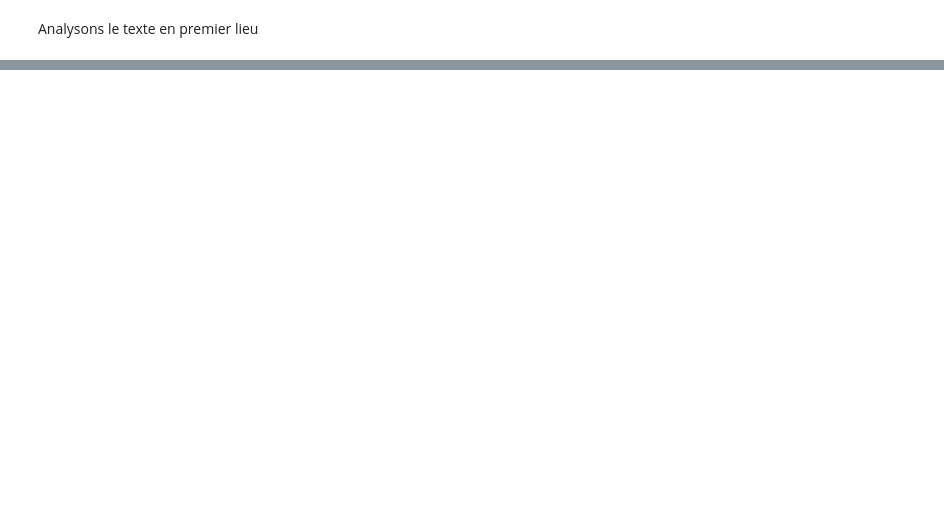
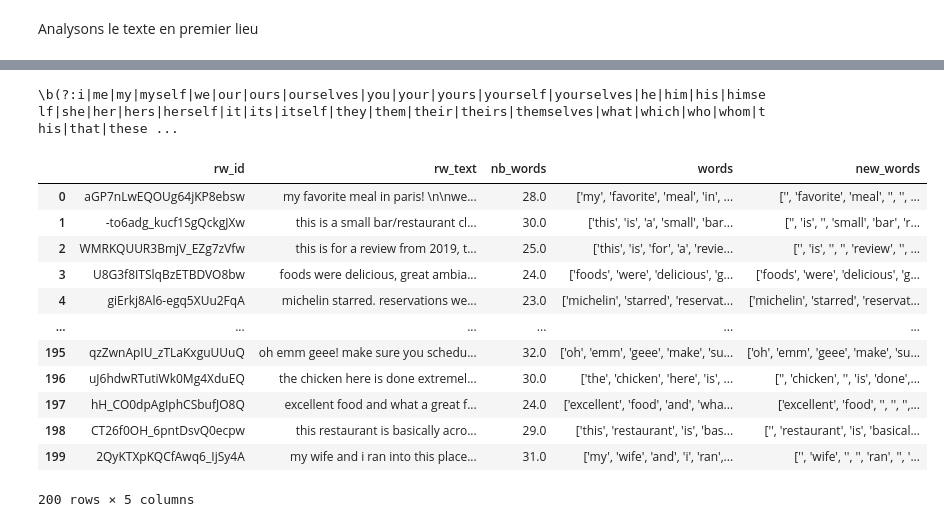
Before and after one commit to AurelieAAN/OP_Project6, a Jupyter notebook: P6_02_notebook.ipynb, the cells around one changed output, grey strips where cells are left out. Drawn from its saved outputs; the diff is of its cells as text; code cells hidden in the pictures; blank space fills up the shorter version.

```diff
--- a/P6_02_notebook.ipynb
+++ b/P6_02_notebook.ipynb
@@ -149,0 +234,6 @@ print(result.text)
+# %%
+from nltk.corpus import stopwords
+nltk.download('stopwords')
+
+sw_nltk = stopwords.words('english')
+print(sw_nltk)
@@ -149,0 +248,14 @@ print(result.text)
+# %%
+keep_words = ["you're", "you've", "you'll", "you'd",
+"she's", "it's", "that'll", 'is', 'are',
+  'was', 'were', 'be', 'been', 'being', 'have', 'has', 'had', 'having', 'do', 'does', 'did',
+  'doing', 'on', 'off', 'again', 'further', 'all', 'any', 'both', 'each', 'few', 'more',
+    'most', 'other', 'some', 'such', 'no', 'nor', 'not', 'only', 'own', 'same', 'than',
+    'too', 'very', 's', 't', 'can', 'will', 'just', 'don', "don't", 'should', "should've",
+     'd', 'll', 'm', 'o', 're', 've', 'y', 'ain', 'aren', "aren't", 'couldn', "couldn't", 'didn',
+      "didn't", 'doesn', "doesn't", 'hadn', "hadn't", 'hasn', "hasn't", 'haven', "haven't", 'isn',
+      "isn't", 'ma', 'mightn', "mightn't", 'mustn', "mustn't", 'needn', "needn't", 'shan', "shan't",
+      'shouldn', "shouldn't", 'wasn', "wasn't", 'weren', "weren't", 'won', "won't", 'wouldn', "wouldn't"]
+new_sw_nltk = [word for word in sw_nltk if word not in keep_words]
+# %%
+new_sw_nltk.append("paris")
@@ -149,0 +280,22 @@ print(result.text)
+# %%
+pat = r'\b(?:{})\b'.format('|'.join(new_sw_nltk))
+print(pat)
+reviews['new_words'] = reviews['words'].str.replace(pat, '')
+# %% [output]
+\b(?:i|me|my|myself|we|our|ours|ourselves|you|your|yours|yourself|yourselves|he|him|his|himself|she|her|hers|herself|it|its|itself|they|them|their|theirs|themselves|what|which|who|whom|this|that|these ...
+# %%
+reviews
+# %% [output]
+|  | rw_id | rw_text | nb_words | words | new_words |
+| 0 | aGP7nLwEQOUg64jKP8ebsw | my favorite meal in paris! \n\nwe... | 28.0 | ['my', 'favorite', 'meal', 'in', ... | ['', 'favorite', 'meal', '', '', ... |
+| 1 | -to6adg_kucf1SgQckgJXw | this is a small bar/restaurant cl... | 30.0 | ['this', 'is', 'a', 'small', 'bar... | ['', 'is', '', 'small', 'bar', 'r... |
+| 2 | WMRKQUUR3BmjV_EZg7zVfw | this is for a review from 2019, t... | 25.0 | ['this', 'is', 'for', 'a', 'revie... | ['', 'is', '', '', 'review', '', ... |
+| 3 | U8G3f8ITSlqBzETBDVO8bw | foods were delicious, great ambia... | 24.0 | ['foods', 'were', 'delicious', 'g... | ['foods', 'were', 'delicious', 'g... |
+| 4 | giErkj8Al6-egq5XUu2FqA | michelin starred. reservations we... | 23.0 | ['michelin', 'starred', 'reservat... | ['michelin', 'starred', 'reservat... |
+| ... | ... | ... | ... | ... | ... |
+| 195 | qzZwnApIU_zTLaKxguUUuQ | oh emm geee! make sure you schedu... | 32.0 | ['oh', 'emm', 'geee', 'make', 'su... | ['oh', 'emm', 'geee', 'make', 'su... |
+| 196 | uJ6hdwRTutiWk0Mg4XduEQ | the chicken here is done extremel... | 30.0 | ['the', 'chicken', 'here', 'is', ... | ['', 'chicken', '', 'is', 'done',... |
+| 197 | hH_CO0dpAgIphCSbufJO8Q | excellent food and what a great f... | 24.0 | ['excellent', 'food', 'and', 'wha... | ['excellent', 'food', '', '', '',... |
+| 198 | CT26f0OH_6pntDsvQ0ecpw | this restaurant is basically acro... | 29.0 | ['this', 'restaurant', 'is', 'bas... | ['', 'restaurant', 'is', 'basical... |
+| 199 | 2QyKTXpKQCfAwq6_IjSy4A | my wife and i ran into this place... | 31.0 | ['my', 'wife', 'and', 'i', 'ran',... | ['', 'wife', '', '', 'ran', '', '... |
+200 rows × 5 columns
```
Also changed, not shown: parts of 37 cells of this notebook.
